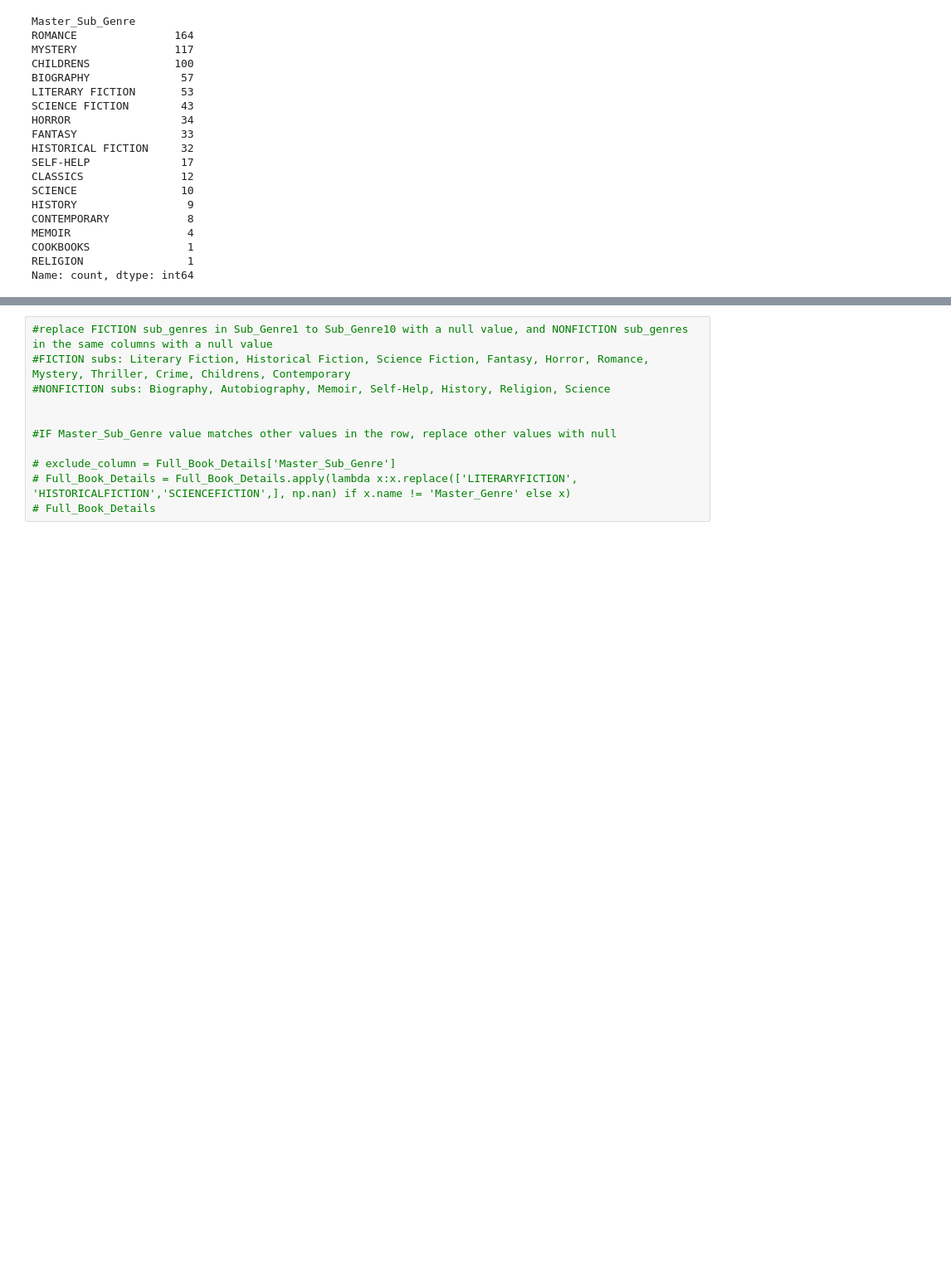
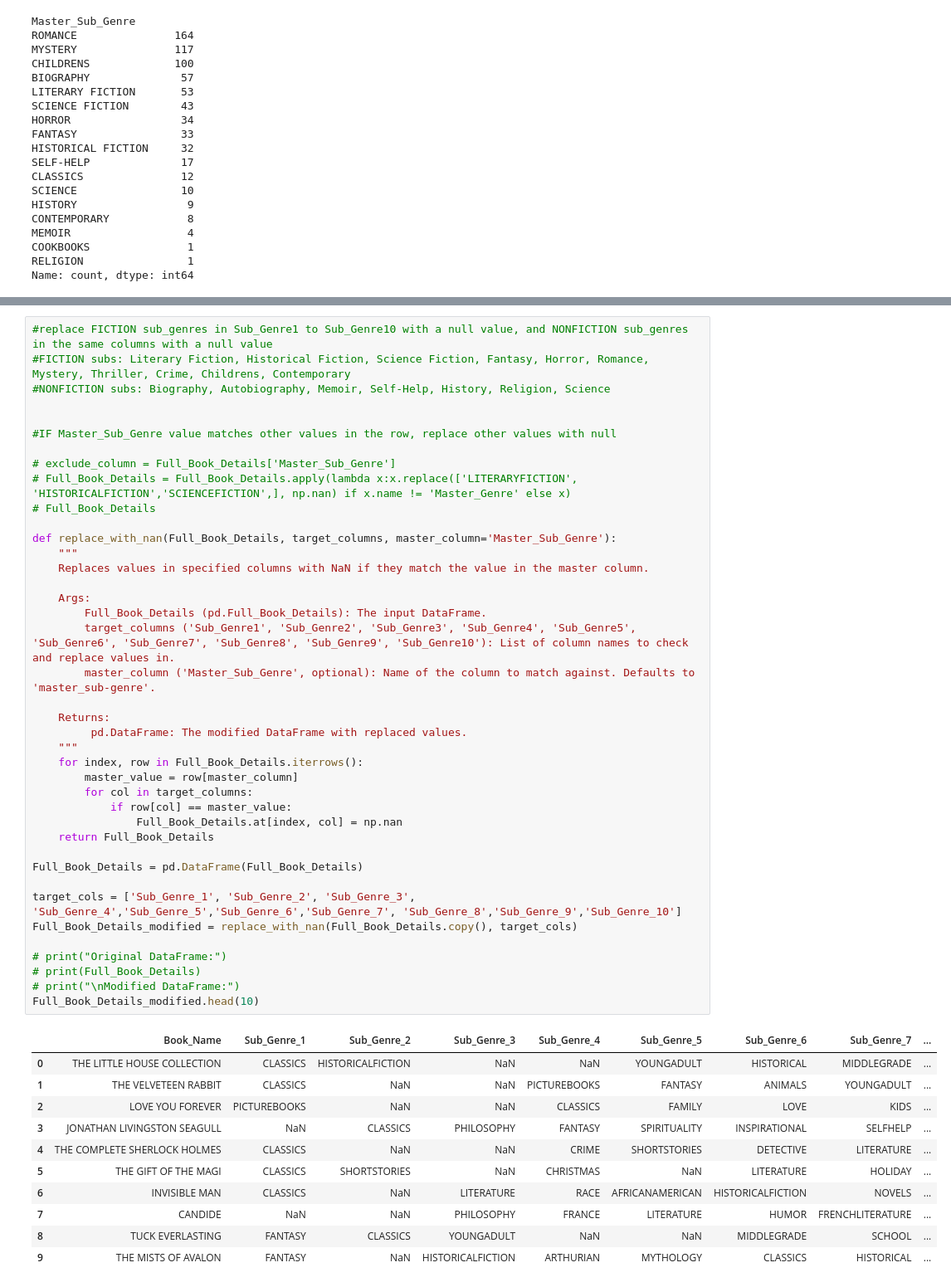
Before and after one commit to ammabe1/Publish-Me---Release-Assistant, a Jupyter notebook: Publish_Me Release_Assistant.ipynb, the cells around one changed output, grey strips where cells are left out. Shown at 83% size. Drawn from its saved outputs; the diff is of its cells as text; blank space fills up the shorter version.

Commit message:
searched rows for the values in the master_sub-genre column and replaced matching values in columns Sub_Genre_1 to Sub_Genre_10  in that row with nan

```diff
--- a/Publish_Me Release_Assistant.ipynb
+++ b/Publish_Me Release_Assistant.ipynb
@@ -508,11 +494,52 @@ rows_with_value1
 # %%
 #replace FICTION sub_genres in Sub_Genre1 to Sub_Genre10 with a null value, and NONFICTION sub_genres in the same columns with a null value
 #FICTION subs: Literary Fiction, Historical Fiction, Science Fiction, Fantasy, Horror, Romance, Mystery, Thriller, Crime, Childrens, Contemporary
 #NONFICTION subs: Biography, Autobiography, Memoir, Self-Help, History, Religion, Science
 
 
 #IF Master_Sub_Genre value matches other values in the row, replace other values with null
 
 # exclude_column = Full_Book_Details['Master_Sub_Genre']
 # Full_Book_Details = Full_Book_Details.apply(lambda x:x.replace(['LITERARYFICTION', 'HISTORICALFICTION','SCIENCEFICTION',], np.nan) if x.name != 'Master_Genre' else x)
 # Full_Book_Details
+
+def replace_with_nan(Full_Book_Details, target_columns, master_column='Master_Sub_Genre'):
+    """
+    Replaces values in specified columns with NaN if they match the value in the master column.
+
+    Args:
+        Full_Book_Details (pd.Full_Book_Details): The input DataFrame.
+        target_columns ('Sub_Genre1', 'Sub_Genre2', 'Sub_Genre3', 'Sub_Genre4', 'Sub_Genre5', 'Sub_Genre6', 'Sub_Genre7', 'Sub_Genre8', 'Sub_Genre9', 'Sub_Genre10'): List of column names to check and replace values in.
+        master_column ('Master_Sub_Genre', optional): Name of the column to match against. Defaults to 'master_sub-genre'.
+
+    Returns:
+         pd.DataFrame: The modified DataFrame with replaced values.
+    """
+    for index, row in Full_Book_Details.iterrows():
+        master_value = row[master_column]
+        for col in target_columns:
+            if row[col] == master_value:
+                Full_Book_Details.at[index, col] = np.nan
+    return Full_Book_Details
+
+Full_Book_Details = pd.DataFrame(Full_Book_Details)
+
+target_cols = ['Sub_Genre_1', 'Sub_Genre_2', 'Sub_Genre_3', 'Sub_Genre_4','Sub_Genre_5','Sub_Genre_6','Sub_Genre_7', 'Sub_Genre_8','Sub_Genre_9','Sub_Genre_10']
+Full_Book_Details_modified = replace_with_nan(Full_Book_Details.copy(), target_cols)
+
+# print("Original DataFrame:")
+# print(Full_Book_Details)
+# print("\nModified DataFrame:")
+Full_Book_Details_modified.head(10)
+# %% [output]
+|  | Book_Name | Sub_Genre_1 | Sub_Genre_2 | Sub_Genre_3 | Sub_Genre_4 | Sub_Genre_5 | Sub_Genre_6 | Sub_Genre_7 | ... |
+| 0 | THE LITTLE HOUSE COLLECTION | CLASSICS | HISTORICALFICTION | NaN | NaN | YOUNGADULT | HISTORICAL | MIDDLEGRADE | ... |
+| 1 | THE VELVETEEN RABBIT | CLASSICS | NaN | NaN | PICTUREBOOKS | FANTASY | ANIMALS | YOUNGADULT | ... |
+| 2 | LOVE YOU FOREVER | PICTUREBOOKS | NaN | NaN | CLASSICS | FAMILY | LOVE | KIDS | ... |
+| 3 | JONATHAN LIVINGSTON SEAGULL | NaN | CLASSICS | PHILOSOPHY | FANTASY | SPIRITUALITY | INSPIRATIONAL | SELFHELP | ... |
+| 4 | THE COMPLETE SHERLOCK HOLMES | CLASSICS | NaN | NaN | CRIME | SHORTSTORIES | DETECTIVE | LITERATURE | ... |
+| 5 | THE GIFT OF THE MAGI | CLASSICS | SHORTSTORIES | NaN | CHRISTMAS | NaN | LITERATURE | HOLIDAY | ... |
+| 6 | INVISIBLE MAN | CLASSICS | NaN | LITERATURE | RACE | AFRICANAMERICAN | HISTORICALFICTION | NOVELS | ... |
+| 7 | CANDIDE | NaN | NaN | PHILOSOPHY | FRANCE | LITERATURE | HUMOR | FRENCHLITERATURE | ... |
+| 8 | TUCK EVERLASTING | FANTASY | CLASSICS | YOUNGADULT | NaN | NaN | MIDDLEGRADE | SCHOOL | ... |
+| 9 | THE MISTS OF AVALON | FANTASY | NaN | HISTORICALFICTION | ARTHURIAN | MYTHOLOGY | CLASSICS | HISTORICAL | ... |
```
Also changed, not shown: parts of 1 cell of this notebook.
